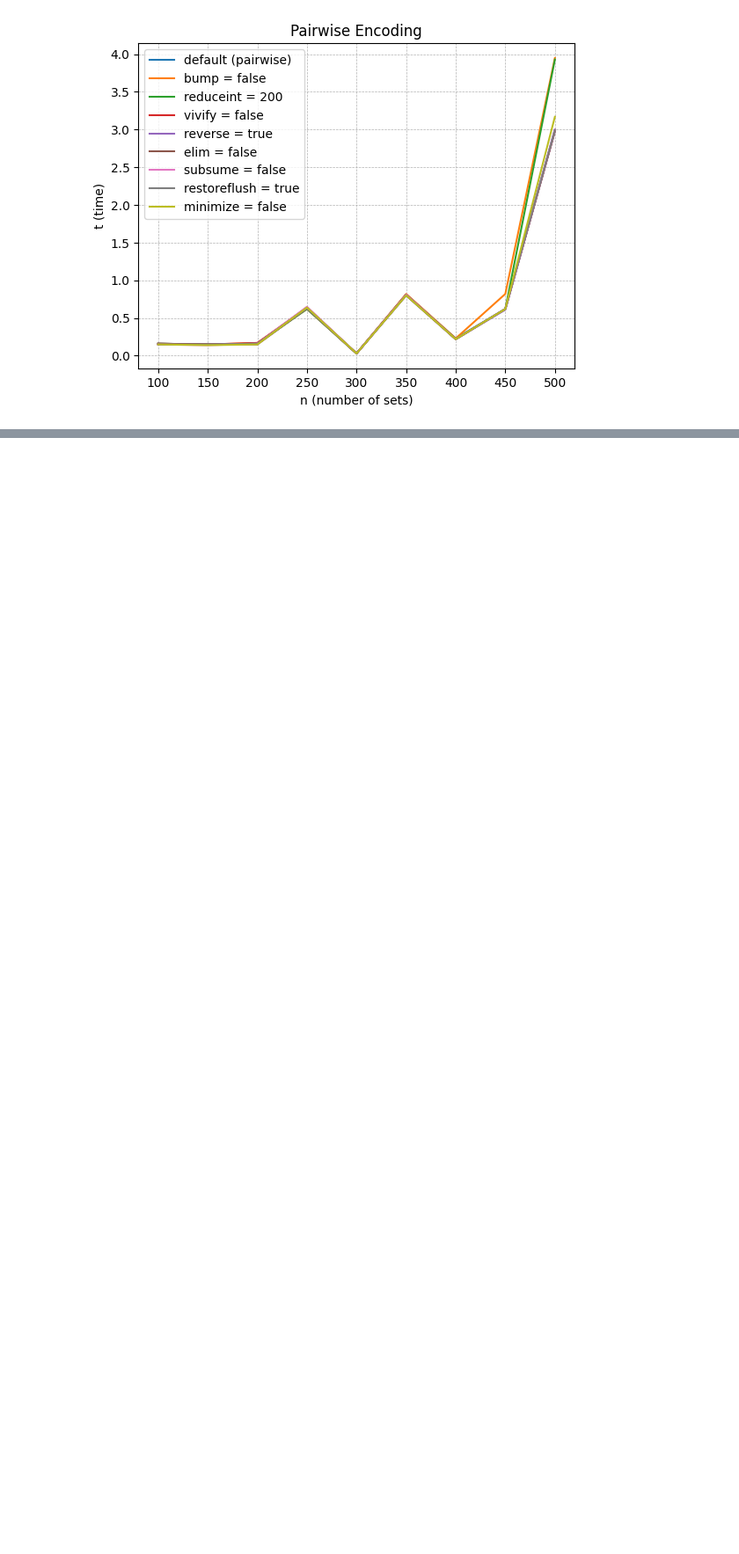
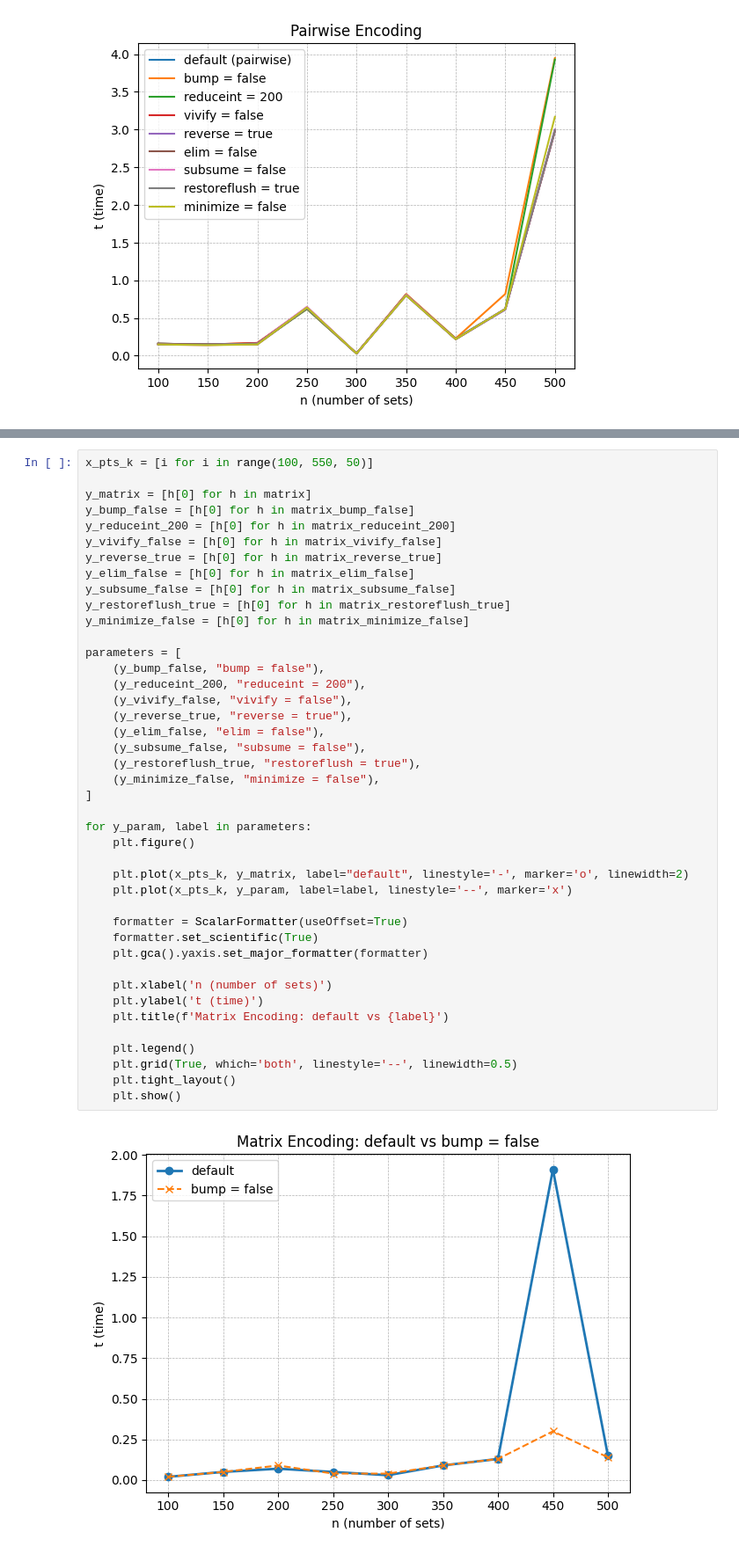
Before and after one commit to botketan/ExactCovering, a Jupyter notebook: Exact-Covering/Statistics_ExactCovering.ipynb, the cells around one changed output, grey strips where cells are left out. Shown at 88% size. Drawn from its saved outputs; the diff is of its cells as text; blank space fills up the shorter version.

Commit message:
added matrix encoding plots

```diff
--- a/Exact-Covering/Statistics_ExactCovering.ipynb
+++ b/Exact-Covering/Statistics_ExactCovering.ipynb
@@ -281,0 +345,44 @@ plt.show()
+# %%
+x_pts_k = [i for i in range(100, 550, 50)]
+
+y_matrix = [h[0] for h in matrix]
+y_bump_false = [h[0] for h in matrix_bump_false]
+y_reduceint_200 = [h[0] for h in matrix_reduceint_200]
+y_vivify_false = [h[0] for h in matrix_vivify_false]
+y_reverse_true = [h[0] for h in matrix_reverse_true]
+y_elim_false = [h[0] for h in matrix_elim_false]
+y_subsume_false = [h[0] for h in matrix_subsume_false]
+y_restoreflush_true = [h[0] for h in matrix_restoreflush_true]
+y_minimize_false = [h[0] for h in matrix_minimize_false]
+
+parameters = [
+    (y_bump_false, "bump = false"),
+    (y_reduceint_200, "reduceint = 200"),
+    (y_vivify_false, "vivify = false"),
+    (y_reverse_true, "reverse = true"),
+    (y_elim_false, "elim = false"),
+    (y_subsume_false, "subsume = false"),
+    (y_restoreflush_true, "restoreflush = true"),
+    (y_minimize_false, "minimize = false"),
+]
+
+for y_param, label in parameters:
+    plt.figure()
+
+    plt.plot(x_pts_k, y_matrix, label="default", linestyle='-', marker='o', linewidth=2)
+    plt.plot(x_pts_k, y_param, label=label, linestyle='--', marker='x')
+
+    formatter = ScalarFormatter(useOffset=True)
+    formatter.set_scientific(True)
+    plt.gca().yaxis.set_major_formatter(formatter)
+
+    plt.xlabel('n (number of sets)')
+    plt.ylabel('t (time)')
+    plt.title(f'Matrix Encoding: default vs {label}')
+
+    plt.legend()
+    plt.grid(True, which='both', linestyle='--', linewidth=0.5)
+    plt.tight_layout()
+    plt.show()
+# %% [output]
+[figure, added]
```
Also changed, not shown: parts of 5 cells of this notebook.
